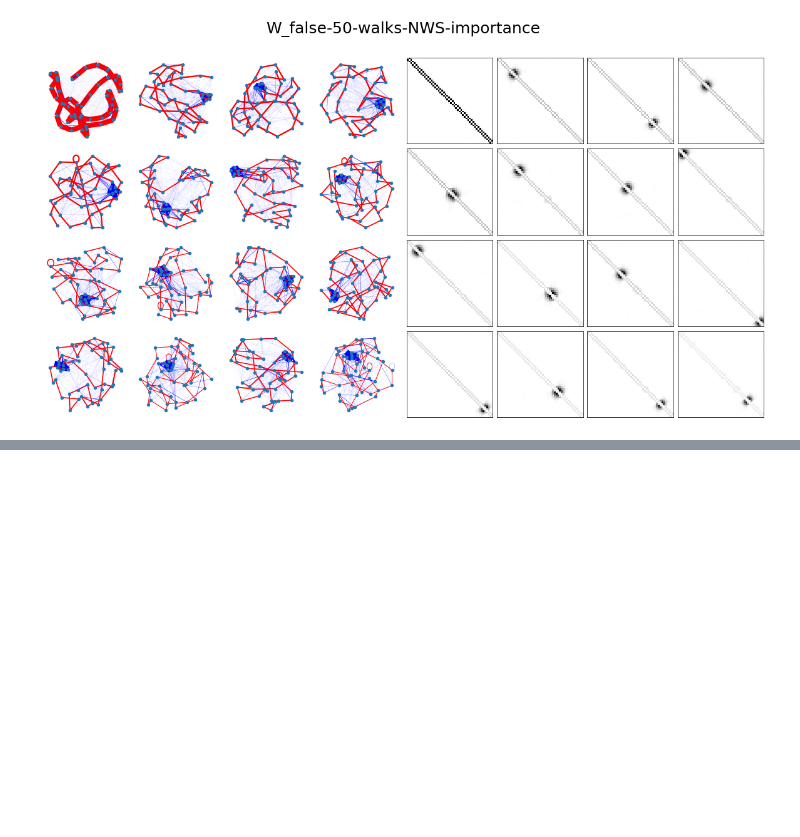
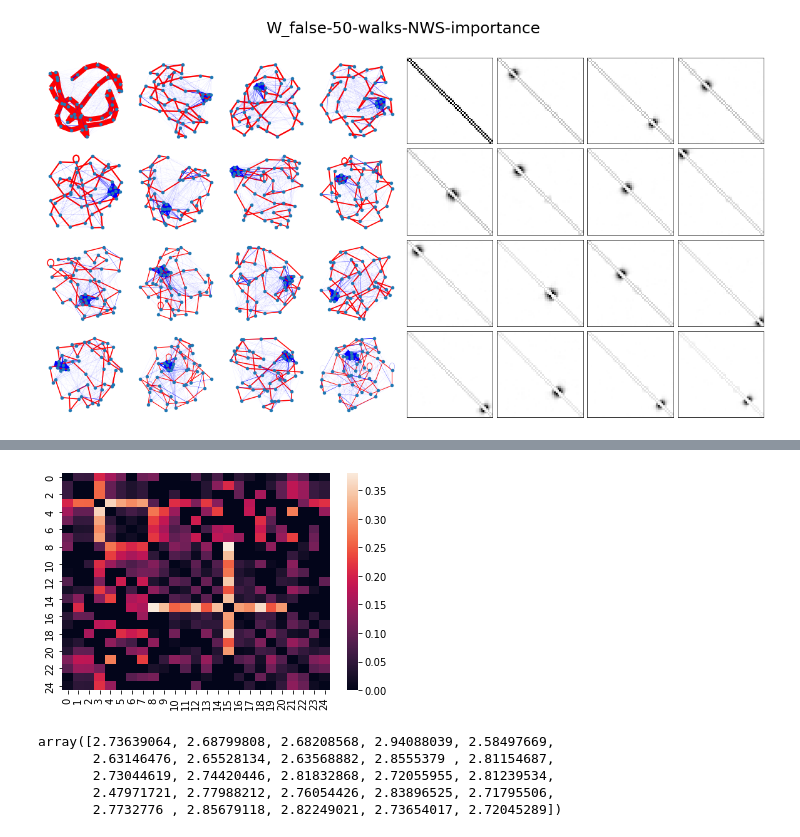
Before and after one commit to BryaneX455/reu2022, a Jupyter notebook: Kuramoto Model/Final Notebook.ipynb, the cells around one changed output, grey strips where cells are left out. Saved outputs shown, nothing was run; the diff lists cells and outputs as text; code cells hidden in the pictures; blank space fills up the shorter version.

```diff
--- a/Kuramoto Model/Final Notebook.ipynb
+++ b/Kuramoto Model/Final Notebook.ipynb
@@ -173,0 +232,14 @@ display_dict_and_graph(title='W_false-{}-walks-{}-importance'.format(k, ntwk_non
+# %%
+col_adj = adj_to_coladj(adj, dynamics)
+sns.heatmap(col_adj);
+# %% [output]
+[figure, added]
+# %%
+dynamics = sim.T[-1]
+dynamics
+# %% [output]
+array([2.73639064, 2.68799808, 2.68208568, 2.94088039, 2.58497669,
+       2.63146476, 2.65528134, 2.63568882, 2.8555379 , 2.81154687,
+       2.73044619, 2.74420446, 2.81832868, 2.72055955, 2.81239534,
+       2.47971721, 2.77988212, 2.76054426, 2.83896525, 2.71795506,
+       2.7732776 , 2.85679118, 2.82249021, 2.73654017, 2.72045289])
```
Also changed, not shown: parts of 34 cells of this notebook, 10 other files.
